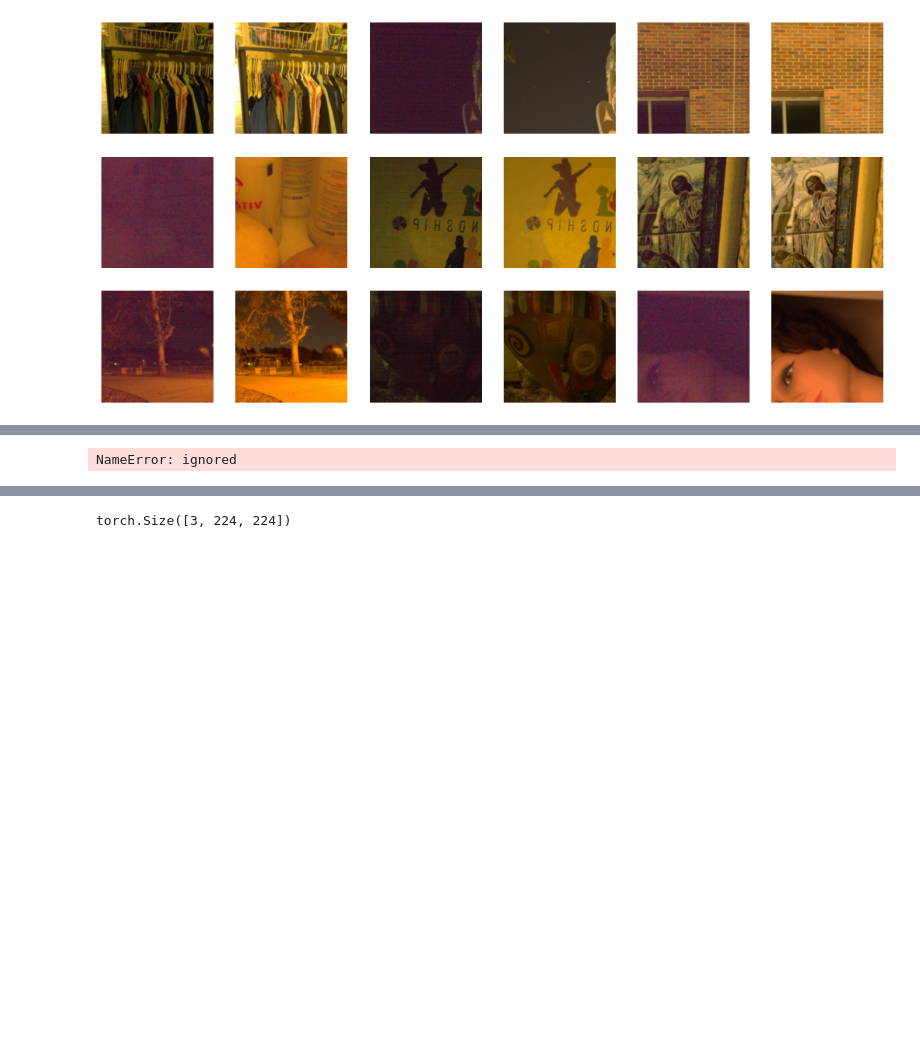
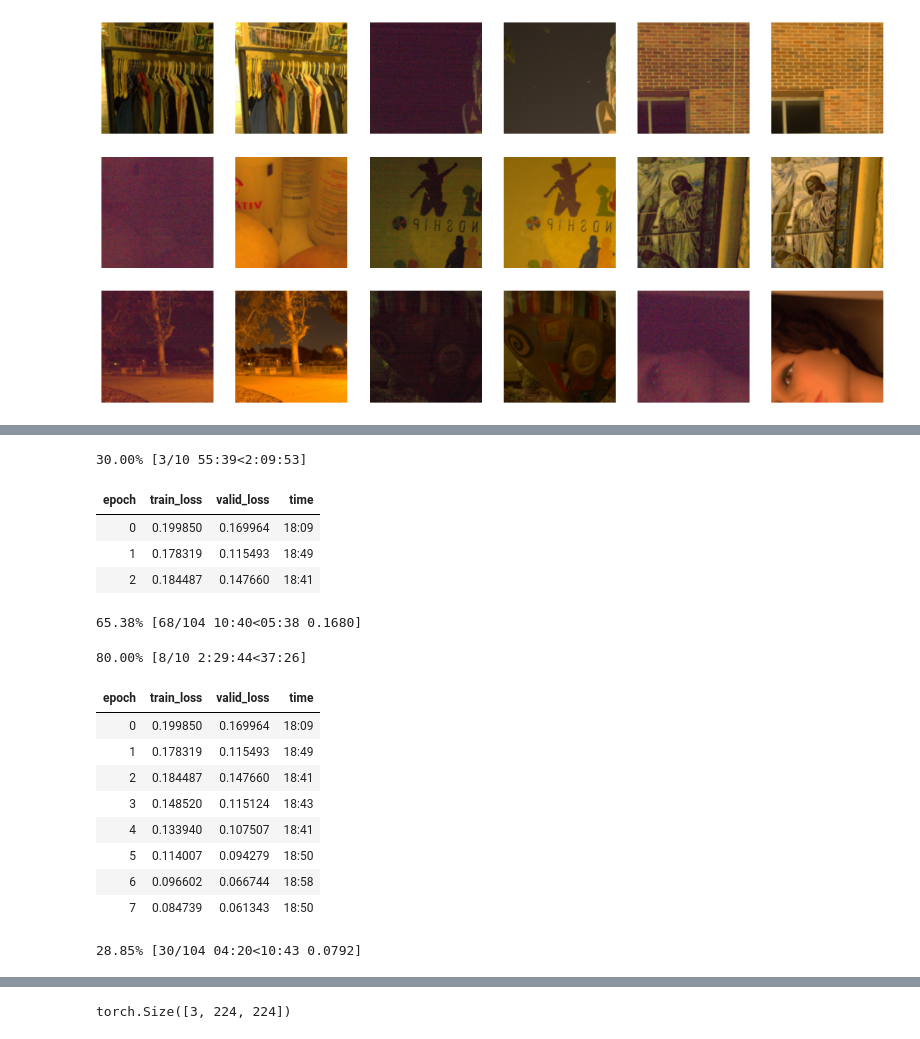
Before and after one commit to ashikshafi08/Learning-Fastai, a Jupyter notebook: Comp/See_in_the_dark.ipynb, the cells around one changed output, grey strips where cells are left out. Saved outputs shown, nothing was run; the diff lists cells and outputs as text; code cells hidden in the pictures; blank space fills up the shorter version.

```diff
--- a/Comp/See_in_the_dark.ipynb
+++ b/Comp/See_in_the_dark.ipynb
@@ -245,7 +253,23 @@ lrs = learn_gen.lr_find(suggest_funcs=(minimum , steep , valley , slide))
 # %%
-learn_gen.fit_one_cycle(10 , slice(lrs.valley.item() , lrs.minimum) , wd=wd)
+learn_gen.fit_one_cycle(10 , slice(lrs.valley , lrs.slide) , wd=wd)
 # %% [output]
-NameError: ignored
+30.00% [3/10 55:39<2:09:53]
+| epoch | train_loss | valid_loss | time |
+| 0 | 0.199850 | 0.169964 | 18:09 |
+| 1 | 0.178319 | 0.115493 | 18:49 |
+| 2 | 0.184487 | 0.147660 | 18:41 |
+65.38% [68/104 10:40<05:38 0.1680]
+80.00% [8/10 2:29:44<37:26]
+| epoch | train_loss | valid_loss | time |
+| 0 | 0.199850 | 0.169964 | 18:09 |
+| 1 | 0.178319 | 0.115493 | 18:49 |
+| 2 | 0.184487 | 0.147660 | 18:41 |
+| 3 | 0.148520 | 0.115124 | 18:43 |
+| 4 | 0.133940 | 0.107507 | 18:41 |
+| 5 | 0.114007 | 0.094279 | 18:50 |
+| 6 | 0.096602 | 0.066744 | 18:58 |
+| 7 | 0.084739 | 0.061343 | 18:50 |
+28.85% [30/104 04:20<10:43 0.0792]
 # %%
 learn_gen.show_results(max_n=6, figsize=(12,12))
 # %% [output]
```
Also changed, not shown: parts of 11 cells of this notebook.
